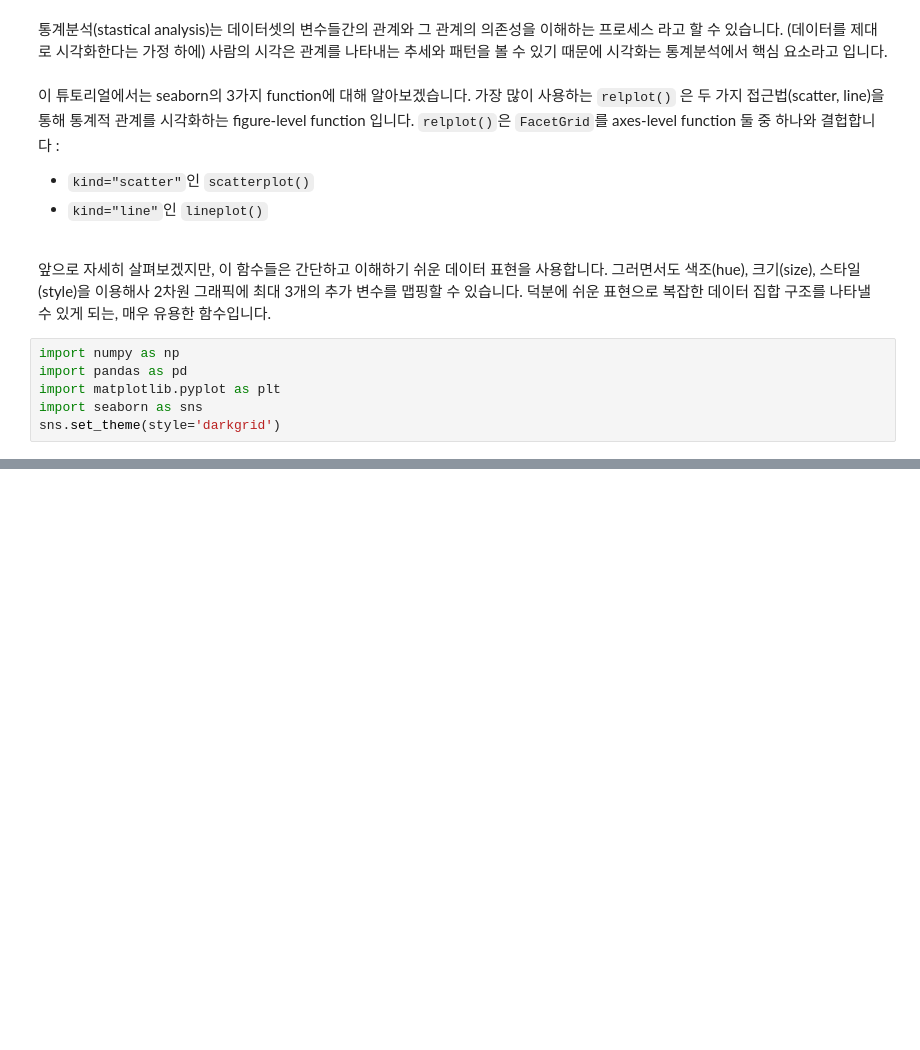
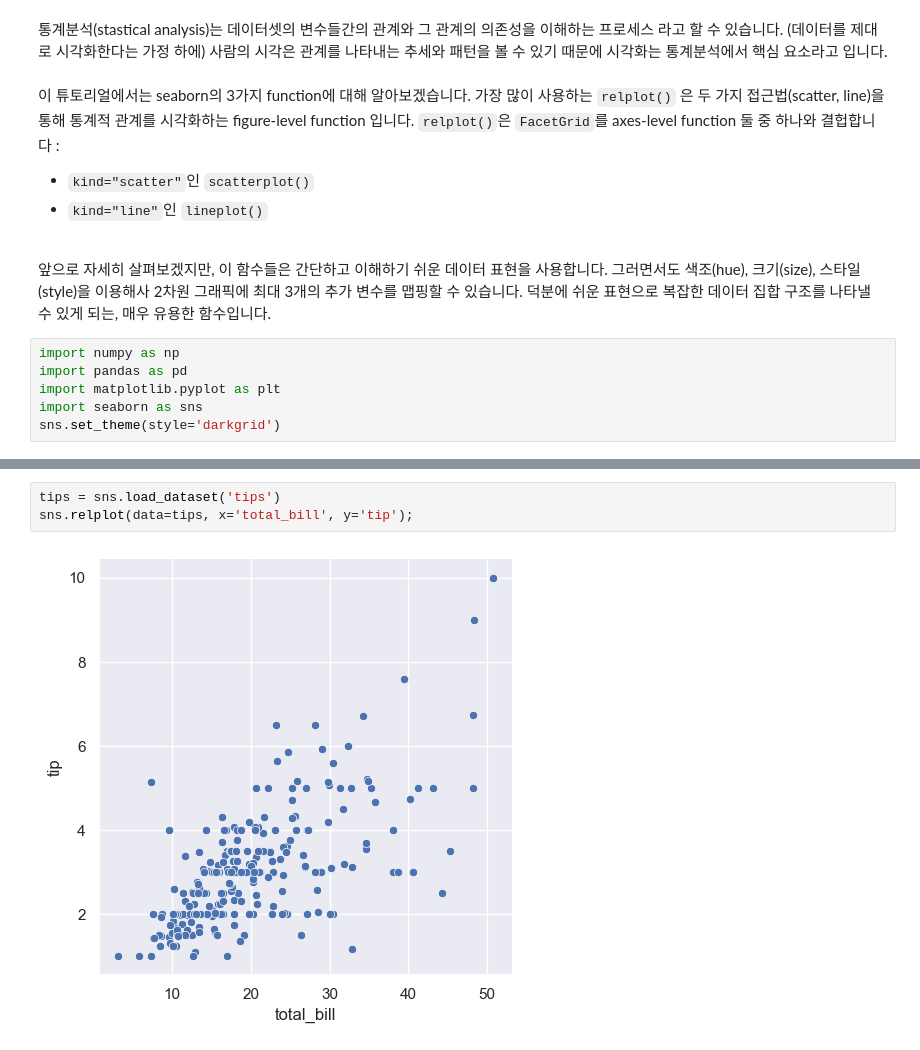
Before and after one commit to kjmn1105/Seaborn-Tuorial, a Jupyter notebook: 6_Plotting functions (1).ipynb, the cells around one changed output, grey strips where cells are left out. Cells and saved outputs as stored; diff of their text form; blank space fills up the shorter version.

```diff
--- a/6_Plotting functions (1).ipynb
+++ b/6_Plotting functions (1).ipynb
@@ -28,0 +36,5 @@ Relating variables with scatter plots
+# %%
+tips = sns.load_dataset('tips')
+sns.relplot(data=tips, x='total_bill', y='tip');
+# %% [output]
+[figure, added]
```
Also changed, not shown: parts of 21 cells of this notebook.
